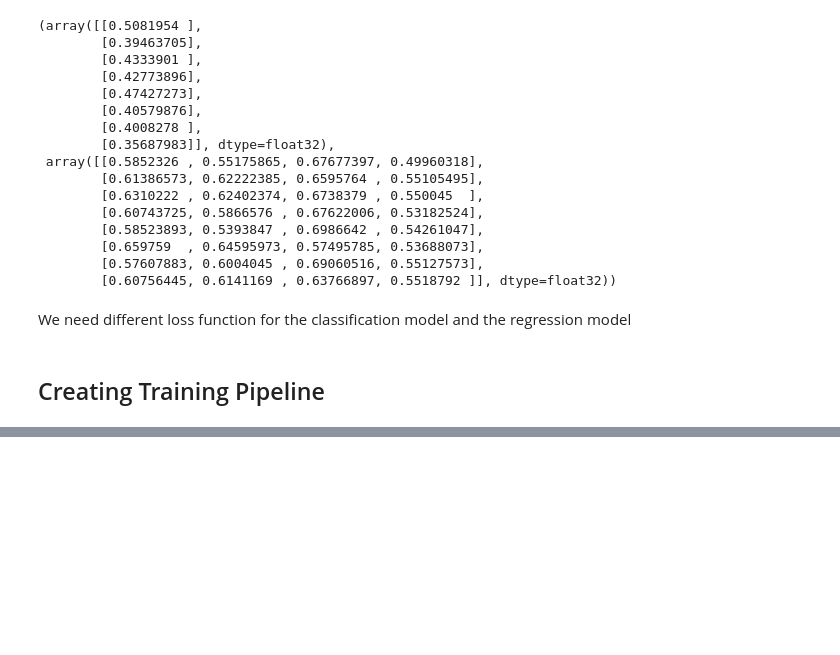
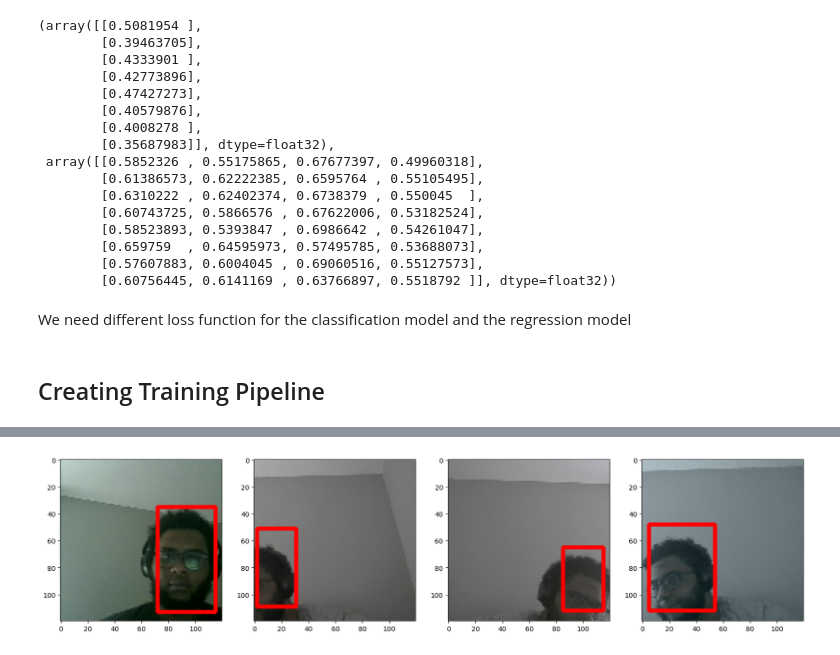
Before and after one commit to Duxst/NowYouSeeMe-NowYouDont, a Jupyter notebook: NowYouSeeMe.ipynb, the cells around one changed output, grey strips where cells are left out. Drawn from its saved outputs; the diff is of its cells as text; code cells hidden in the pictures; blank space fills up the shorter version.

```diff
--- a/NowYouSeeMe.ipynb
+++ b/NowYouSeeMe.ipynb
@@ -492,0 +539,24 @@ Detected at node gradient_tape/binary_crossentropy/DynamicStitch defined at (mos
+# %%
+# Make Predictions on Test Set
+test_data = test.as_numpy_iterator()
+test_sample = test_data.next()
+yhat = facetracker.predict(test_sample[0])
+
+fig, ax = plt.subplots(ncols=4, figsize=(20, 20))
+for idx in range(4):
+    sample_image = test_sample[0][idx]
+    sample_coords = yhat[1][idx]
+
+    # Make a writable copy of the image
+    sample_image_writable = sample_image.copy()
+
+    if yhat[0][idx] > 0.5:
+        cv2.rectangle(sample_image_writable,
+                      tuple(np.multiply(sample_coords[:2], [120, 120]).astype(int)),
+                      tuple(np.multiply(sample_coords[2:], [120, 120]).astype(int)),
+                      (255, 0, 0), 2)
+
+    ax[idx].imshow(sample_image_writable)
+
+plt.show()
+# %% [output]
@@ -492,0 +568 @@ Detected at node gradient_tape/binary_crossentropy/DynamicStitch defined at (mos
+[figure, added]
```
Also changed, not shown: parts of 6 cells of this notebook.
